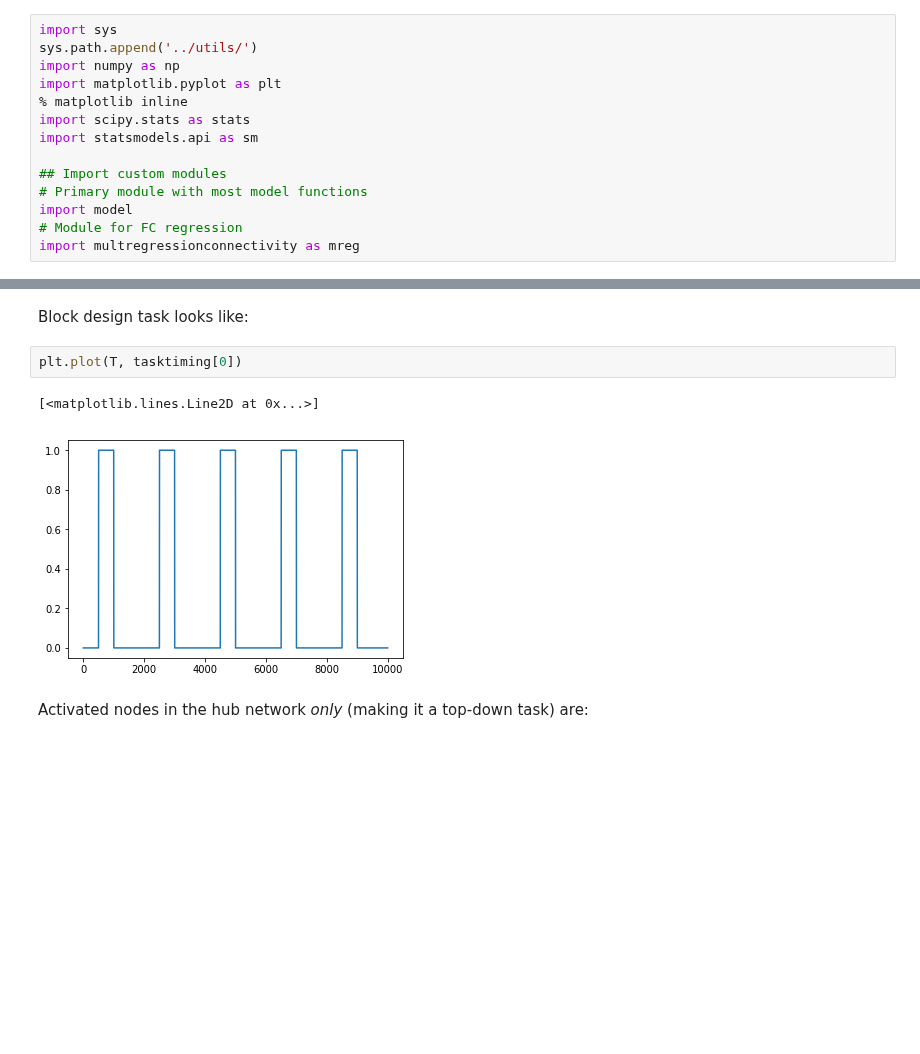
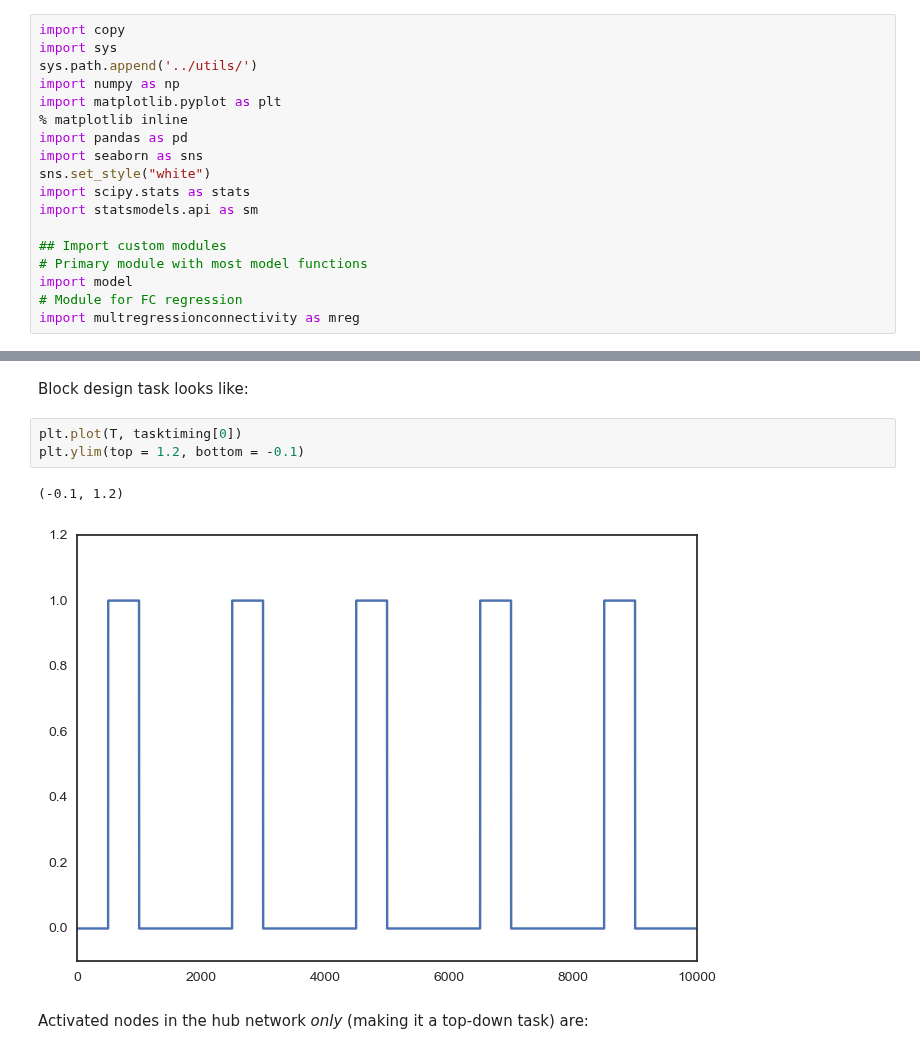
Before and after one commit to zenkavi/DevStudy_FmriNbs, a Jupyter notebook: notebooks/informationtransfermapping/TheoreticalResults/zenkavi_simulation_sandbox.ipynb, the cells around one changed output, grey strips where cells are left out. Cells and saved outputs as stored; diff of their text form; blank space fills up the shorter version.

```diff
--- a/notebooks/informationtransfermapping/TheoreticalResults/zenkavi_simulation_sandbox.ipynb
+++ b/notebooks/informationtransfermapping/TheoreticalResults/zenkavi_simulation_sandbox.ipynb
@@ -1,11 +1,15 @@
 # %% [markdown]
 # Experiments expanding on Ito et al. (2017)
 # %%
+import copy
 import sys
 sys.path.append('../utils/')
 import numpy as np
 import matplotlib.pyplot as plt
 % matplotlib inline
+import pandas as pd
+import seaborn as sns
+sns.set_style("white")
 import scipy.stats as stats
 import statsmodels.api as sm
 
@@ -164,9 +168,10 @@ for t in range(len(T)):
 Block design task looks like:
 # %%
 plt.plot(T, tasktiming[0])
+plt.ylim(top = 1.2, bottom = -0.1)
 # %% [output]
-[<matplotlib.lines.Line2D at 0x...>]
+(-0.1, 1.2)
-[figure, old version]
+[figure, new version]
 # %% [markdown]
 Activated nodes in the hub network *only* (making it a top-down task) are:
 # %%
```
Also changed, not shown: parts of 34 cells of this notebook, 2 other files.
